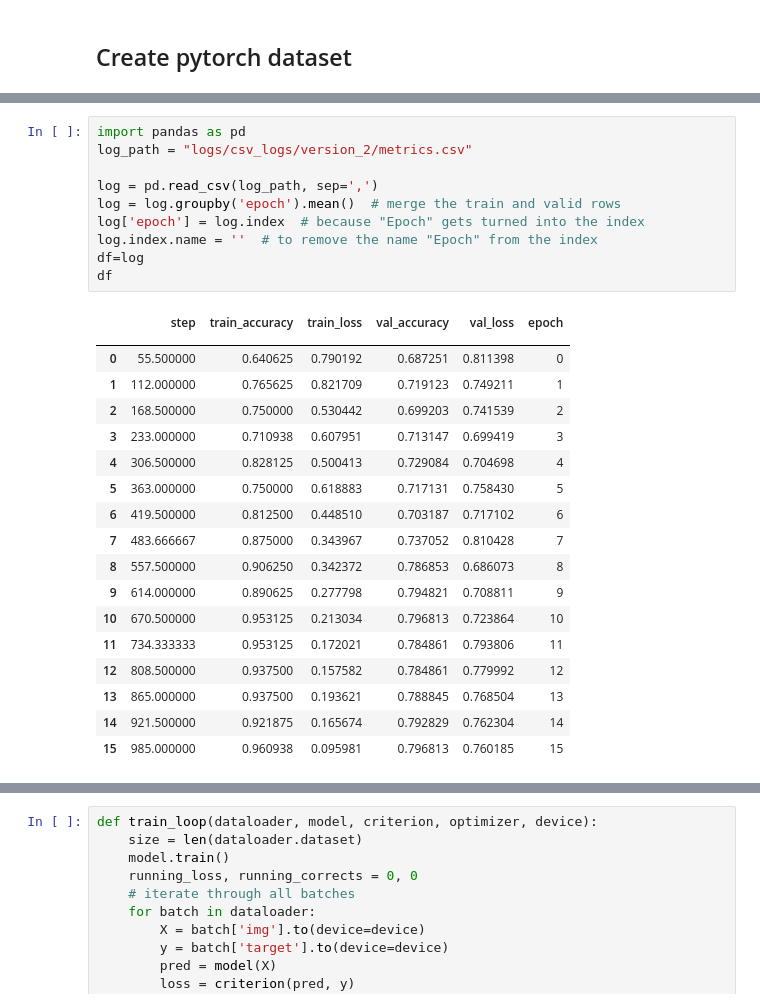
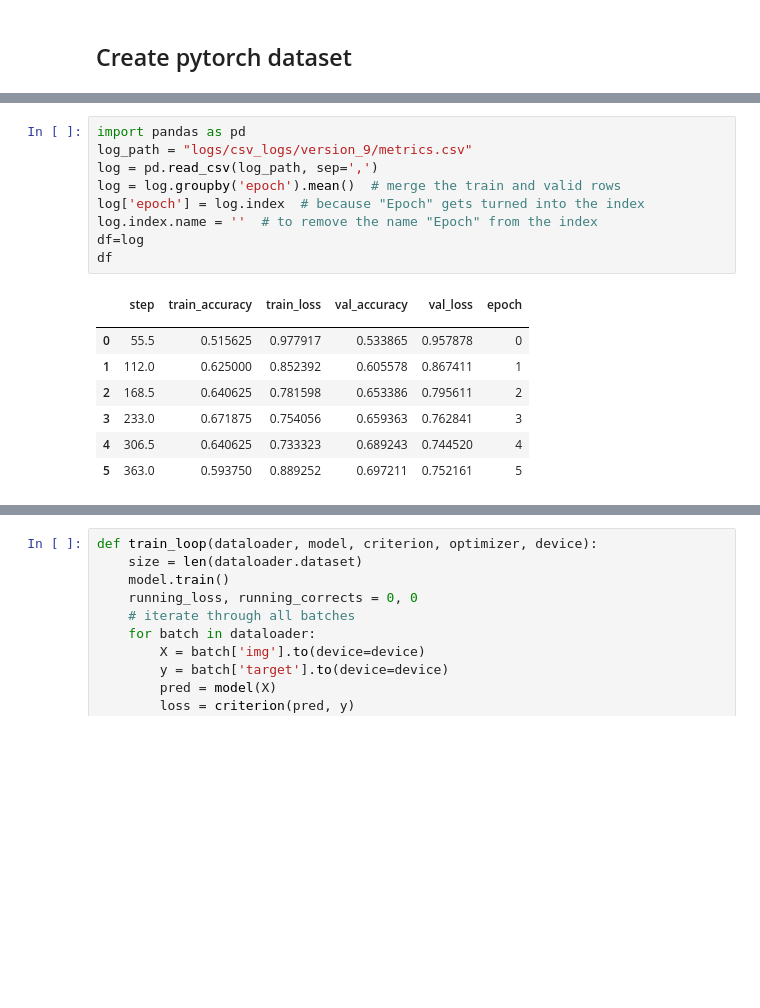
Before and after one commit to TairCohen/Computer-Vision-Project, a Jupyter notebook: skin-disease-classification.ipynb, the cells around one changed output, grey strips where cells are left out. Cells and saved outputs as stored; diff of their text form; blank space fills up the shorter version.

```diff
--- a/skin-disease-classification.ipynb
+++ b/skin-disease-classification.ipynb
@@ -300,30 +354,19 @@ trainer.fit(model, train_loader, test_loader)
 # %%
 import pandas as pd
-log_path = "logs/csv_logs/version_2/metrics.csv"
-
+log_path = "logs/csv_logs/version_9/metrics.csv"
 log = pd.read_csv(log_path, sep=',')
 log = log.groupby('epoch').mean()  # merge the train and valid rows
 log['epoch'] = log.index  # because "Epoch" gets turned into the index
 log.index.name = ''  # to remove the name "Epoch" from the index
 df=log
 df
 # %% [output]
 |  | step | train_accuracy | train_loss | val_accuracy | val_loss | epoch |
 |  |  |  |  |  |  |  |
-| 0 | 55.500000 | 0.640625 | 0.790192 | 0.687251 | 0.811398 | 0 |
-| 1 | 112.000000 | 0.765625 | 0.821709 | 0.719123 | 0.749211 | 1 |
-| 2 | 168.500000 | 0.750000 | 0.530442 | 0.699203 | 0.741539 | 2 |
-| 3 | 233.000000 | 0.710938 | 0.607951 | 0.713147 | 0.699419 | 3 |
-| 4 | 306.500000 | 0.828125 | 0.500413 | 0.729084 | 0.704698 | 4 |
-| 5 | 363.000000 | 0.750000 | 0.618883 | 0.717131 | 0.758430 | 5 |
-| 6 | 419.500000 | 0.812500 | 0.448510 | 0.703187 | 0.717102 | 6 |
-| 7 | 483.666667 | 0.875000 | 0.343967 | 0.737052 | 0.810428 | 7 |
-| 8 | 557.500000 | 0.906250 | 0.342372 | 0.786853 | 0.686073 | 8 |
-| 9 | 614.000000 | 0.890625 | 0.277798 | 0.794821 | 0.708811 | 9 |
-| 10 | 670.500000 | 0.953125 | 0.213034 | 0.796813 | 0.723864 | 10 |
-| 11 | 734.333333 | 0.953125 | 0.172021 | 0.784861 | 0.793806 | 11 |
-| 12 | 808.500000 | 0.937500 | 0.157582 | 0.784861 | 0.779992 | 12 |
-| 13 | 865.000000 | 0.937500 | 0.193621 | 0.788845 | 0.768504 | 13 |
-| 14 | 921.500000 | 0.921875 | 0.165674 | 0.792829 | 0.762304 | 14 |
-| 15 | 985.000000 | 0.960938 | 0.095981 | 0.796813 | 0.760185 | 15 |
+| 0 | 55.5 | 0.515625 | 0.977917 | 0.533865 | 0.957878 | 0 |
+| 1 | 112.0 | 0.625000 | 0.852392 | 0.605578 | 0.867411 | 1 |
+| 2 | 168.5 | 0.640625 | 0.781598 | 0.653386 | 0.795611 | 2 |
+| 3 | 233.0 | 0.671875 | 0.754056 | 0.659363 | 0.762841 | 3 |
+| 4 | 306.5 | 0.640625 | 0.733323 | 0.689243 | 0.744520 | 4 |
+| 5 | 363.0 | 0.593750 | 0.889252 | 0.697211 | 0.752161 | 5 |
 # %%
```
Also changed, not shown: parts of 17 cells of this notebook.
